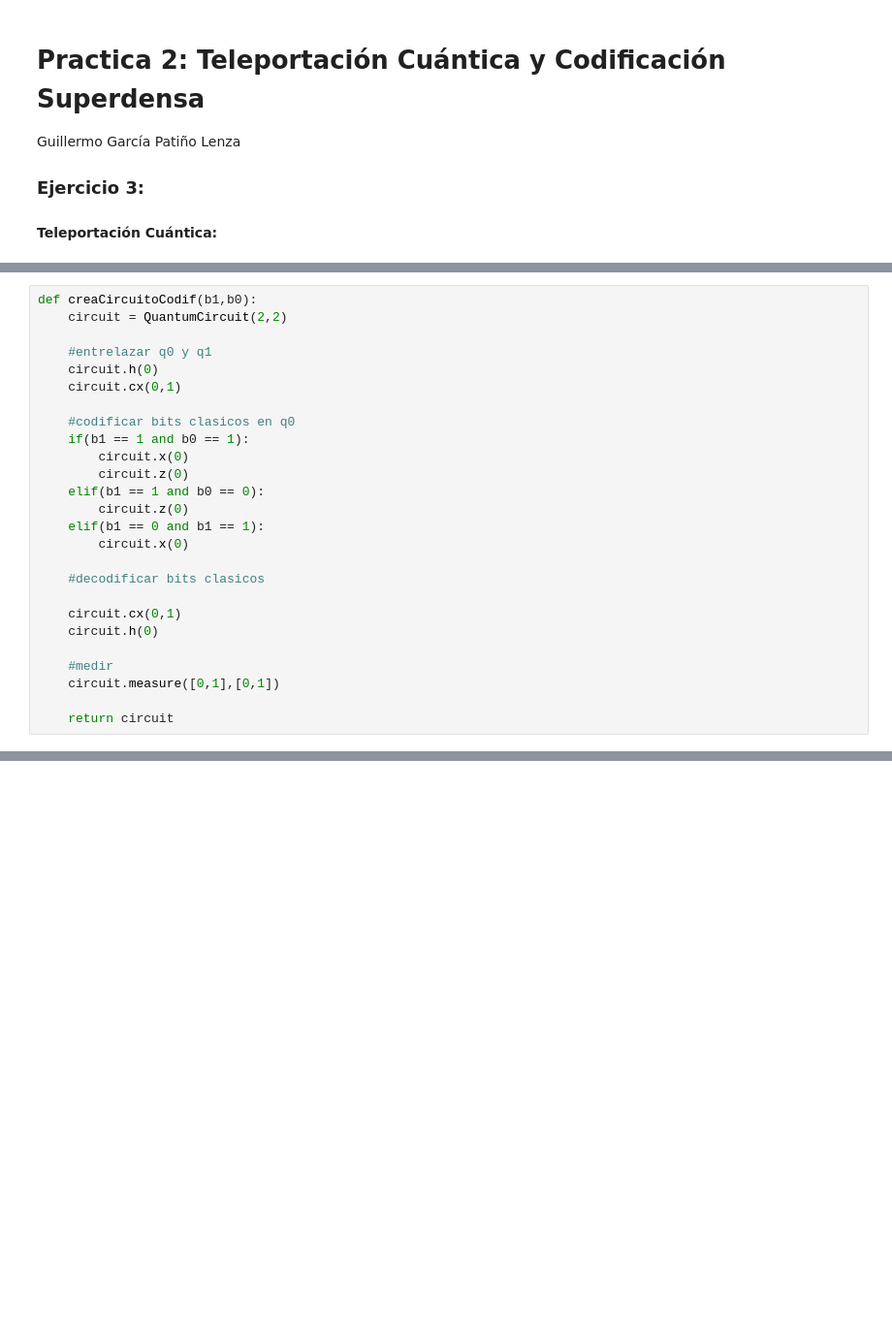
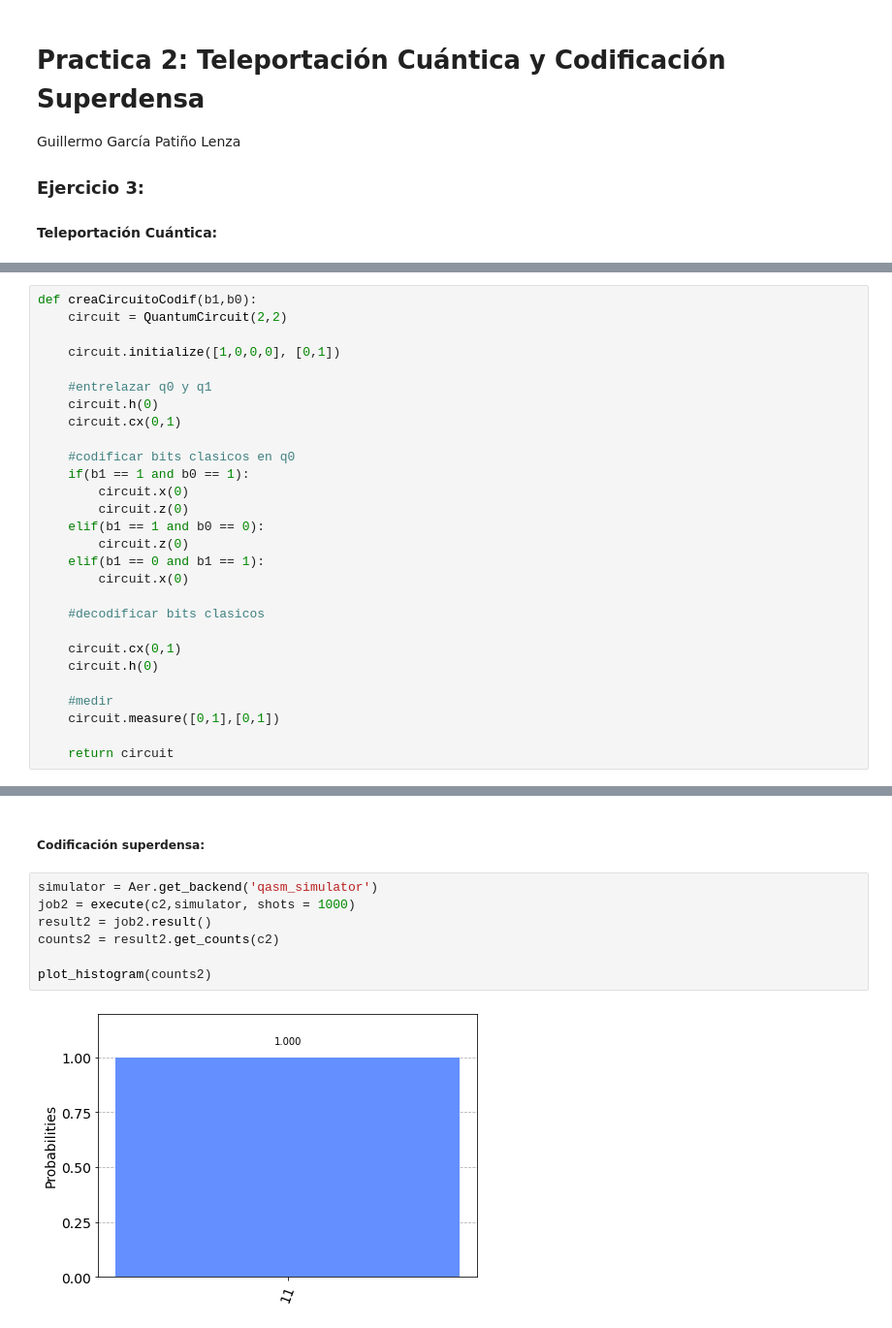
Before and after one commit to GPatiA2/APCC, a Jupyter notebook: P2/P2_qiskit.ipynb, the cells around one changed output, grey strips where cells are left out. Shown at 97% size. Drawn from its saved outputs; the diff is of its cells as text; blank space fills up the shorter version.

```diff
--- a/P2/P2_qiskit.ipynb
+++ b/P2/P2_qiskit.ipynb
@@ -54,6 +64,8 @@ c: 3/════════════════════════╩
 # %%
 def creaCircuitoCodif(b1,b0):
     circuit = QuantumCircuit(2,2)
+
+    circuit.initialize([1,0,0,0], [0,1])
 
     #entrelazar q0 y q1
     circuit.h(0)
@@ -90,0 +118,11 @@ c: 2/═════════════════════════
+# %% [markdown]
+##### Codificación superdensa:
+# %%
+simulator = Aer.get_backend('qasm_simulator')
+job2 = execute(c2,simulator, shots = 1000)
+result2 = job2.result()
+counts2 = result2.get_counts(c2)
+
+plot_histogram(counts2)
+# %% [output]
+[figure, added]
```
Also changed, not shown: parts of 19 cells of this notebook.
